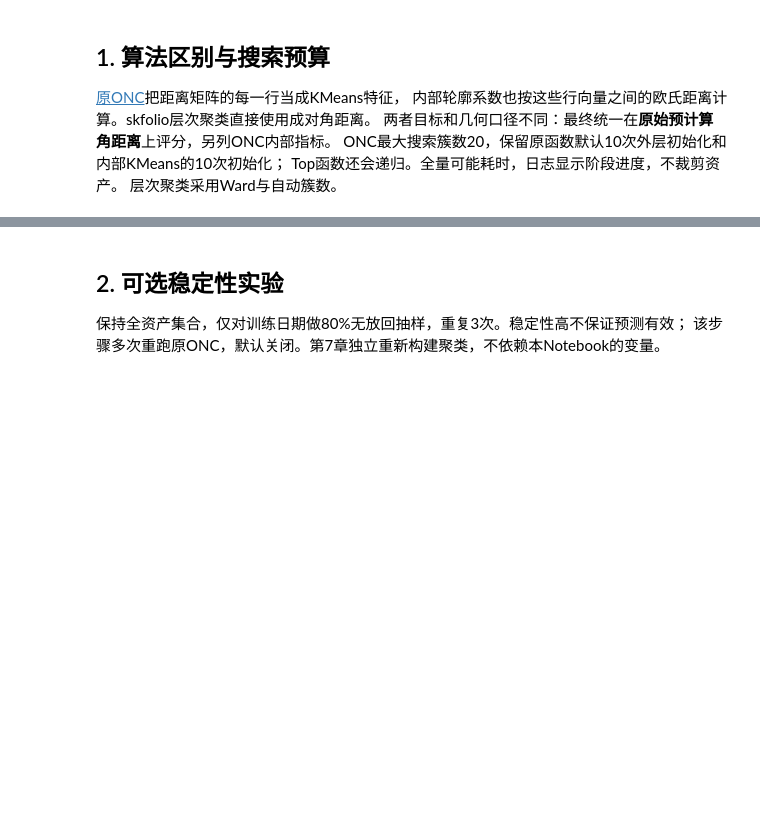
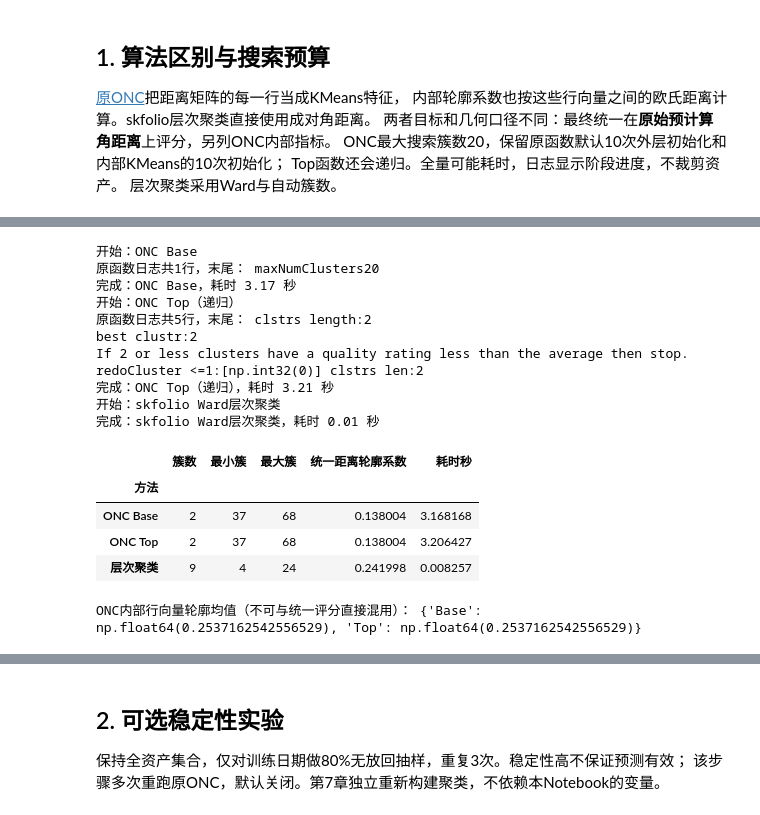
Before and after one commit to wang-jinghui/ML4AM, a Jupyter notebook: ch4_optimal_clustering.ipynb, the cells around one changed output, grey strips where cells are left out. Saved outputs shown, nothing was run; the diff lists cells and outputs as text; code cells hidden in the pictures; blank space fills up the shorter version.

```diff
--- a/ch4_optimal_clustering.ipynb
+++ b/ch4_optimal_clustering.ipynb
@@ -100,3 +54,62 @@ ONC内部行向量轮廓均值（不可与统一评分直接混用）： {'Base'
+# %%
+MAX_CLUSTERS = min(6 if data.smoke else 20, len(assets)//2)
+
+empirical_detoned = DetoneCovariance(covariance_estimator=EmpiricalCovariance(),n_markets=1).fit(X_train)
+corr = cov_to_corr(empirical_detoned.covariance_)[0]
+corr = pd.DataFrame(
+    cov_to_corr(empirical_detoned.covariance_)[0],
+    index=X_train.columns,
+    columns=X_train.columns,
+).clip(-1, 1)
+distance = np.sqrt(np.clip((1 - corr.to_numpy()) / 2, 0, 1))
+#corr = X_train.corr().clip(-1, 1)
+#distance = PearsonDistance().fit(X_train).distance_
+np.fill_diagonal(distance, 0)
+np.random.seed(SEED)
+base_result, base_time = timed('ONC Base', lambda: quiet(lambda: original.clusterKMeansBase(
+    corr.copy(), maxNumClusters=MAX_CLUSTERS, n_init=10)))
+np.random.seed(SEED)
+top_result, top_time = timed('ONC Top（递归）', lambda: quiet(lambda: original.clusterKMeansTop(
+    corr.copy(), maxNumClusters=MAX_CLUSTERS, n_init=10)))
+hc, hc_time = timed('skfolio Ward层次聚类', lambda: HierarchicalClustering().fit(distance))
+
+def labels_from_clusters(clusters):
+    labels = pd.Series(-1, index=assets, dtype=int)
+    for cluster_id, members in clusters.items():
+        labels.loc[members] = cluster_id
+    assert labels.ge(0).all()
+    return labels.to_numpy()
+
+labels_by_method = {'ONC Base': labels_from_clusters(base_result[1]),
+                    'ONC Top': labels_from_clusters(top_result[1]), '层次聚类': hc.labels_}
+rows = []
+for name, labels in labels_by_method.items():
+    sizes = pd.Series(labels).value_counts()
+    score = silhouette_score(distance, labels, metric='precomputed') if 1 < len(sizes) < len(assets) else np.nan
+    rows.append({'方法': name, '簇数': len(sizes), '最小簇': sizes.min(), '最大簇': sizes.max(),
+                 '统一距离轮廓系数': score, '耗时秒': {'ONC Base': base_time, 'ONC Top': top_time, '层次聚类': hc_time}[name]})
+clustering_comparison = pd.DataFrame(rows).set_index('方法')
+display(clustering_comparison)
+print('ONC内部行向量轮廓均值（不可与统一评分直接混用）：',
+      {'Base': base_result[2].mean(), 'Top': top_result[2].mean()})
+# %% [output]
+开始：ONC Base
+原函数日志共1行，末尾： maxNumClusters20
+完成：ONC Base，耗时 3.17 秒
+开始：ONC Top（递归）
+原函数日志共5行，末尾： clstrs length:2
+best clustr:2
+If 2 or less clusters have a quality rating less than the average then stop.
+redoCluster <=1:[np.int32(0)] clstrs len:2
+完成：ONC Top（递归），耗时 3.21 秒
+开始：skfolio Ward层次聚类
+完成：skfolio Ward层次聚类，耗时 0.01 秒
+|  | 簇数 | 最小簇 | 最大簇 | 统一距离轮廓系数 | 耗时秒 |
+| 方法 |  |  |  |  |  |
+| ONC Base | 2 | 37 | 68 | 0.138004 | 3.168168 |
+| ONC Top | 2 | 37 | 68 | 0.138004 | 3.206427 |
+| 层次聚类 | 9 | 4 | 24 | 0.241998 | 0.008257 |
+ONC内部行向量轮廓均值（不可与统一评分直接混用）： {'Base': np.float64(0.2537162542556529), 'Top': np.float64(0.2537162542556529)}
 # %%
 ari = pd.DataFrame({a: {b: adjusted_rand_score(la, lb) for b, lb in labels_by_method.items()}
                     for a, la in labels_by_method.items()})
```
Also changed, not shown: parts of 3 cells of this notebook.
